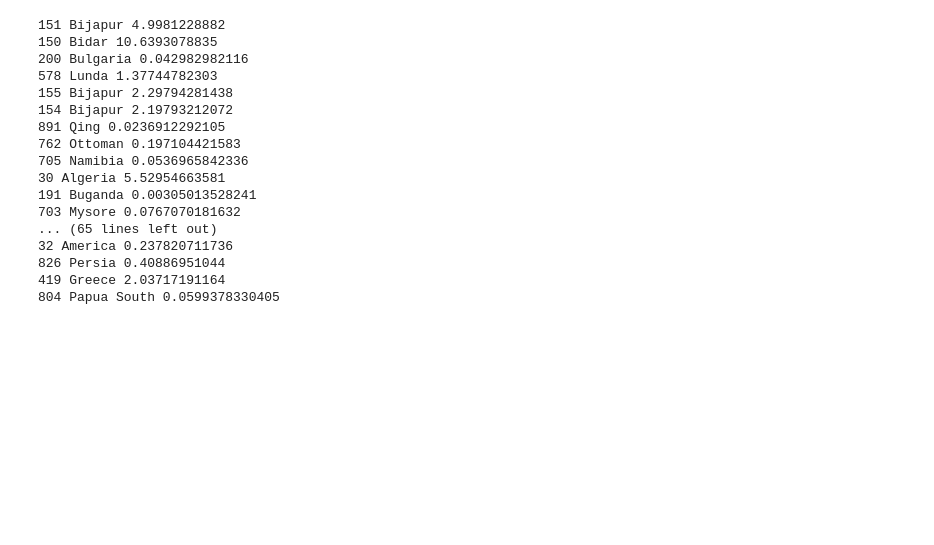
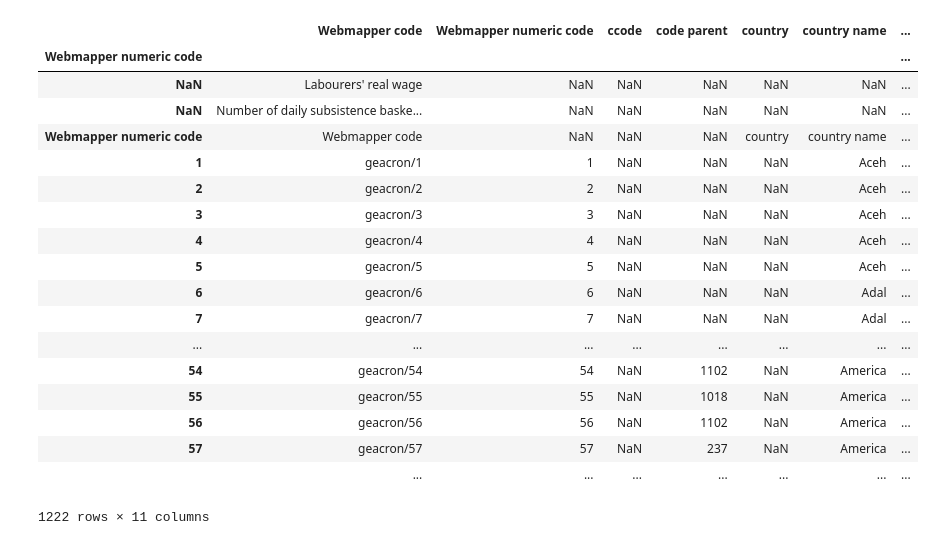
Before and after one commit to 4tikhonov/clioinfra.js, a Jupyter notebook: notebooks/Treemaps.ipynb, the cells around one changed output. Cells and saved outputs as stored; diff of their text form; code cells hidden in the pictures; blank space fills up the shorter version.

```diff
--- a/notebooks/Treemaps.ipynb
+++ b/notebooks/Treemaps.ipynb
@@ -54,39 +55,0 @@ def countrystats(dataset):
-# %%
-handle = "hdl:10622/DIUBXI"
-handles = []
-handles.append(handle)
-if remote:
-    (class1, dataset) = loaddataset_fromurl(config['apiroot'], handle)
-else:
-    dataset = loaddataset(handles)
-
-#modern.ix[76]['country']
-#historical.ix[1]
-#dataset.ix[56]
-result = countrystats(dataset)
-for idc in result:
-    value = result[idc]
-    try:
-        ctr = historical.ix[idc]['country name']
-        print str(idc) + ' ' + str(ctr) + ' ' + str(value)
-    except:
-        print 'not found'
-#historical
-# %% [output]
-151 Bijapur 4.9981228882
-150 Bidar 10.6393078835
-200 Bulgaria 0.042982982116
-578 Lunda 1.37744782303
-155 Bijapur 2.29794281438
-154 Bijapur 2.19793212072
-891 Qing 0.0236912292105
-762 Ottoman 0.197104421583
-705 Namibia 0.0536965842336
-30 Algeria 5.52954663581
-191 Buganda 0.00305013528241
-703 Mysore 0.0767070181632
-... (65 lines left out)
-32 America 0.237820711736
-826 Persia 0.40886951044
-419 Greece 2.03717191164
-804 Papua South 0.0599378330405
@@ -92,0 +87,40 @@ for idc in result:
+# %%
+handle = "hdl:10622/DIUBXI"
+#handle = "hdl:10622/GZ7O1K"
+handle = "hdl:10622/WNGZ4A"
+handles = []
+handles.append(handle)
+if remote:
+    (class1, dataset) = loaddataset_fromurl(config, handle)
+else:
+    dataset = loaddataset(handles)
+
+switch = 'historical'
+if switch == 'modern':
+    activeindex = modern.index
+    coder = modern
+    class1 = switch
+else:
+    activeindex = historical.index
+    coder = historical
+coder
+# %% [output]
+|  | Webmapper code | Webmapper numeric code | ccode | code parent | country | country name | ... |
+| Webmapper numeric code |  |  |  |  |  |  | ... |
+| NaN | Labourers' real wage | NaN | NaN | NaN | NaN | NaN | ... |
+| NaN | Number of daily subsistence baske... | NaN | NaN | NaN | NaN | NaN | ... |
+| Webmapper numeric code | Webmapper code | NaN | NaN | NaN | country | country name | ... |
+| 1 | geacron/1 | 1 | NaN | NaN | NaN | Aceh | ... |
+| 2 | geacron/2 | 2 | NaN | NaN | NaN | Aceh | ... |
+| 3 | geacron/3 | 3 | NaN | NaN | NaN | Aceh | ... |
+| 4 | geacron/4 | 4 | NaN | NaN | NaN | Aceh | ... |
+| 5 | geacron/5 | 5 | NaN | NaN | NaN | Aceh | ... |
+| 6 | geacron/6 | 6 | NaN | NaN | NaN | Adal | ... |
+| 7 | geacron/7 | 7 | NaN | NaN | NaN | Adal | ... |
+| ... | ... | ... | ... | ... | ... | ... | ... |
+| 54 | geacron/54 | 54 | NaN | 1102 | NaN | America | ... |
+| 55 | geacron/55 | 55 | NaN | 1018 | NaN | America | ... |
+| 56 | geacron/56 | 56 | NaN | 1102 | NaN | America | ... |
+| 57 | geacron/57 | 57 | NaN | 237 | NaN | America | ... |
+|  | ... | ... | ... | ... | ... | ... | ... |
+1222 rows × 11 columns
```
Also changed, not shown: parts of 4 cells of this notebook.
